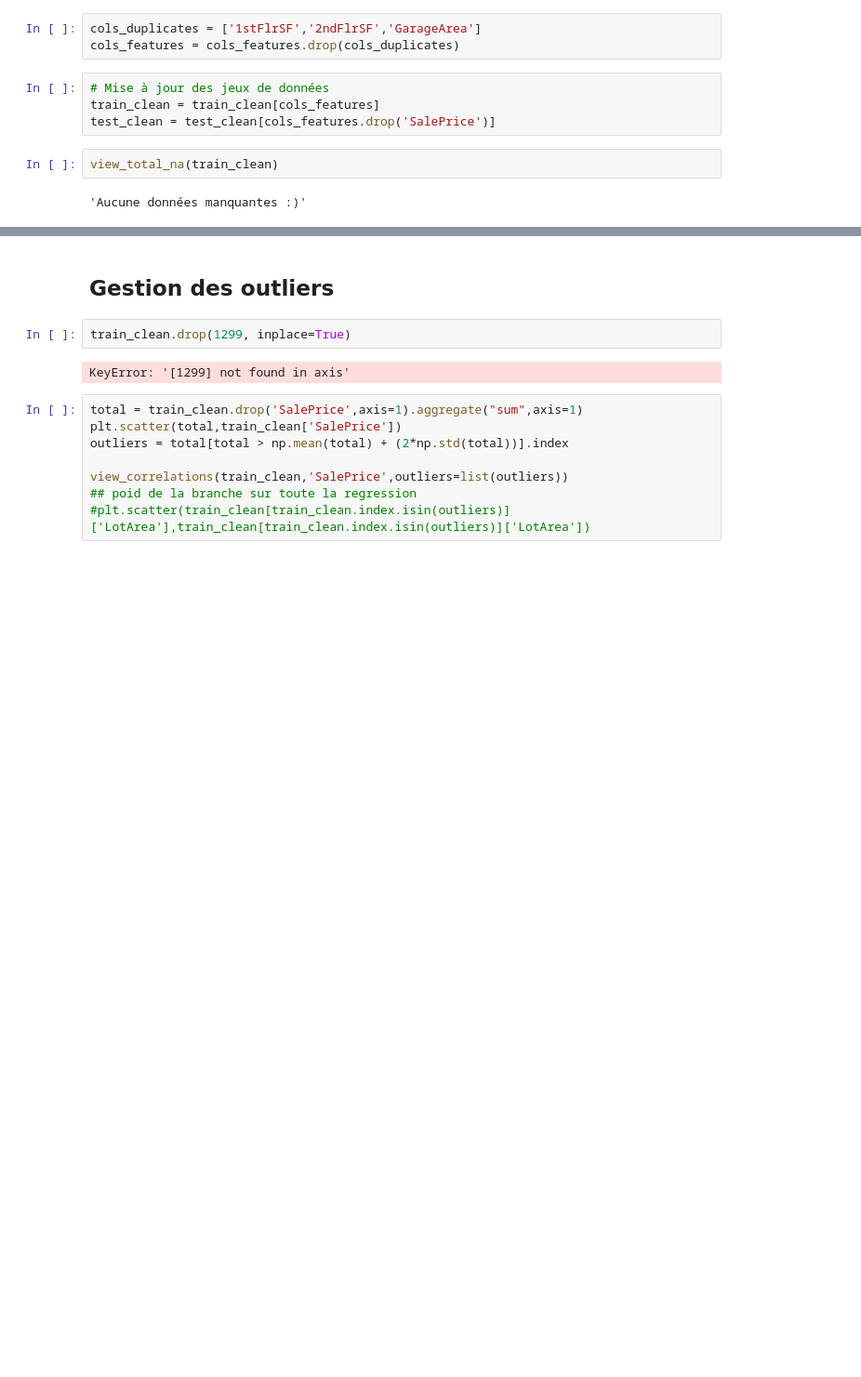
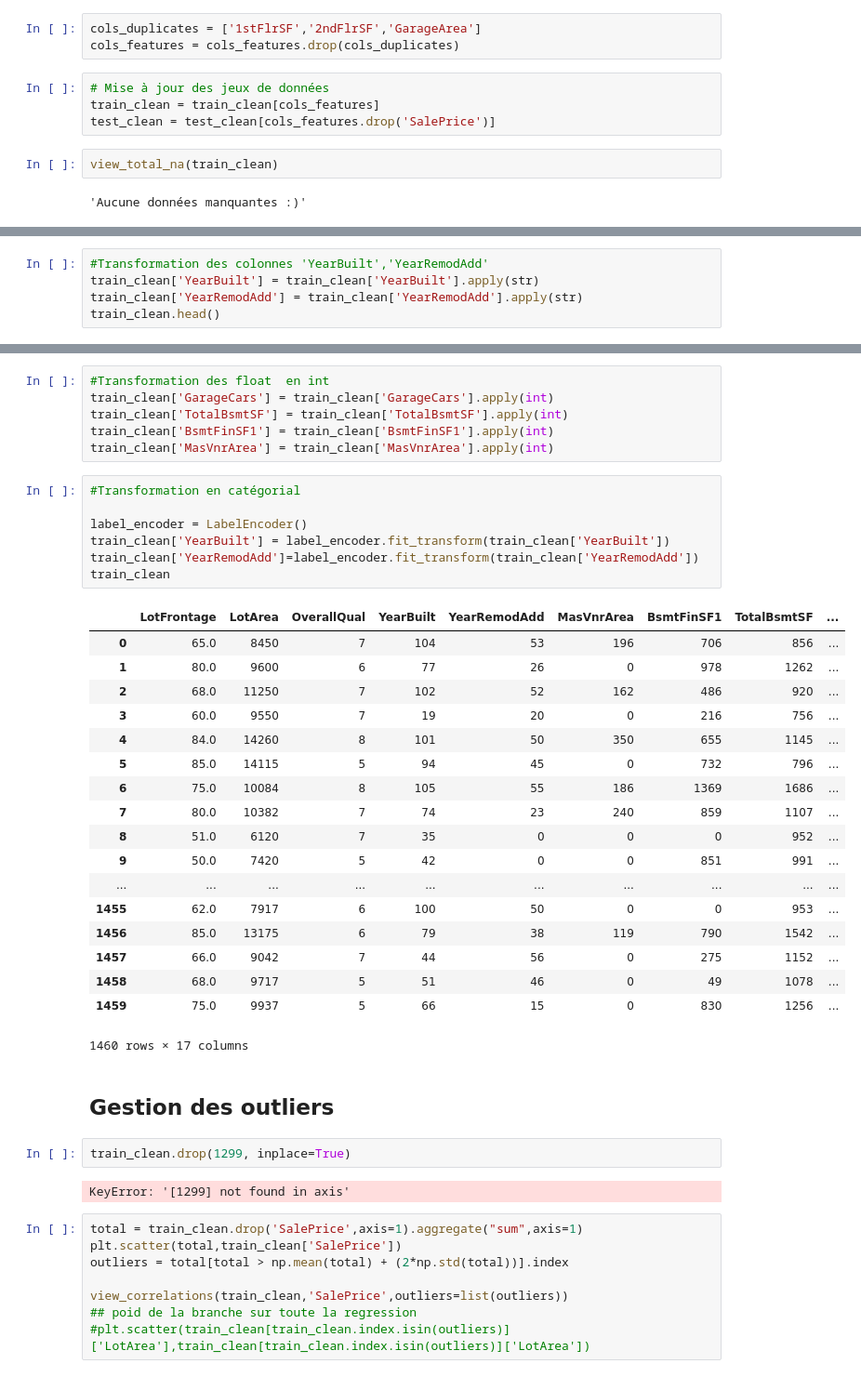
Before and after one commit to June-So/House-Price-Project, a Jupyter notebook: linear_regression.ipynb, the cells around one changed output, grey strips where cells are left out. Shown at 93% size. Drawn from its saved outputs; the diff is of its cells as text; blank space fills up the shorter version.

```diff
--- a/linear_regression.ipynb
+++ b/linear_regression.ipynb
@@ -163,0 +356,5 @@ view_total_na(train_clean)
+# %%
+#Transformation des colonnes 'YearBuilt','YearRemodAdd'
+train_clean['YearBuilt'] = train_clean['YearBuilt'].apply(str)
+train_clean['YearRemodAdd'] = train_clean['YearRemodAdd'].apply(str)
+train_clean.head()
@@ -164,3 +368,35 @@ view_total_na(train_clean)
+# %%
+#Transformation des float  en int
+train_clean['GarageCars'] = train_clean['GarageCars'].apply(int)
+train_clean['TotalBsmtSF'] = train_clean['TotalBsmtSF'].apply(int)
+train_clean['BsmtFinSF1'] = train_clean['BsmtFinSF1'].apply(int)
+train_clean['MasVnrArea'] = train_clean['MasVnrArea'].apply(int)
+# %%
+#Transformation en catégorial
+
+label_encoder = LabelEncoder()
+train_clean['YearBuilt'] = label_encoder.fit_transform(train_clean['YearBuilt'])
+train_clean['YearRemodAdd']=label_encoder.fit_transform(train_clean['YearRemodAdd'])
+train_clean
+# %% [output]
+|  | LotFrontage | LotArea | OverallQual | YearBuilt | YearRemodAdd | MasVnrArea | BsmtFinSF1 | TotalBsmtSF | ... |
+| 0 | 65.0 | 8450 | 7 | 104 | 53 | 196 | 706 | 856 | ... |
+| 1 | 80.0 | 9600 | 6 | 77 | 26 | 0 | 978 | 1262 | ... |
+| 2 | 68.0 | 11250 | 7 | 102 | 52 | 162 | 486 | 920 | ... |
+| 3 | 60.0 | 9550 | 7 | 19 | 20 | 0 | 216 | 756 | ... |
+| 4 | 84.0 | 14260 | 8 | 101 | 50 | 350 | 655 | 1145 | ... |
+| 5 | 85.0 | 14115 | 5 | 94 | 45 | 0 | 732 | 796 | ... |
+| 6 | 75.0 | 10084 | 8 | 105 | 55 | 186 | 1369 | 1686 | ... |
+| 7 | 80.0 | 10382 | 7 | 74 | 23 | 240 | 859 | 1107 | ... |
+| 8 | 51.0 | 6120 | 7 | 35 | 0 | 0 | 0 | 952 | ... |
+| 9 | 50.0 | 7420 | 5 | 42 | 0 | 0 | 851 | 991 | ... |
+| ... | ... | ... | ... | ... | ... | ... | ... | ... | ... |
+| 1455 | 62.0 | 7917 | 6 | 100 | 50 | 0 | 0 | 953 | ... |
+| 1456 | 85.0 | 13175 | 6 | 79 | 38 | 119 | 790 | 1542 | ... |
+| 1457 | 66.0 | 9042 | 7 | 44 | 56 | 0 | 275 | 1152 | ... |
+| 1458 | 68.0 | 9717 | 5 | 51 | 46 | 0 | 49 | 1078 | ... |
+| 1459 | 75.0 | 9937 | 5 | 66 | 15 | 0 | 830 | 1256 | ... |
+1460 rows × 17 columns
 # %% [markdown]
 ## Gestion des outliers
 # %%
```
Also changed, not shown: parts of 64 cells of this notebook.
